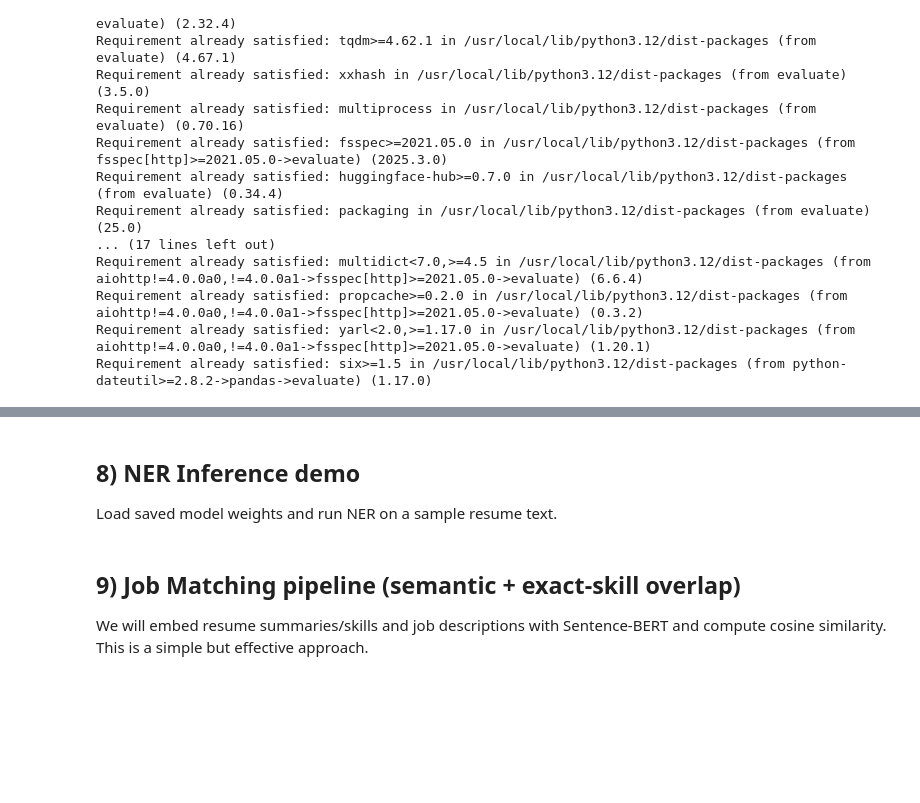
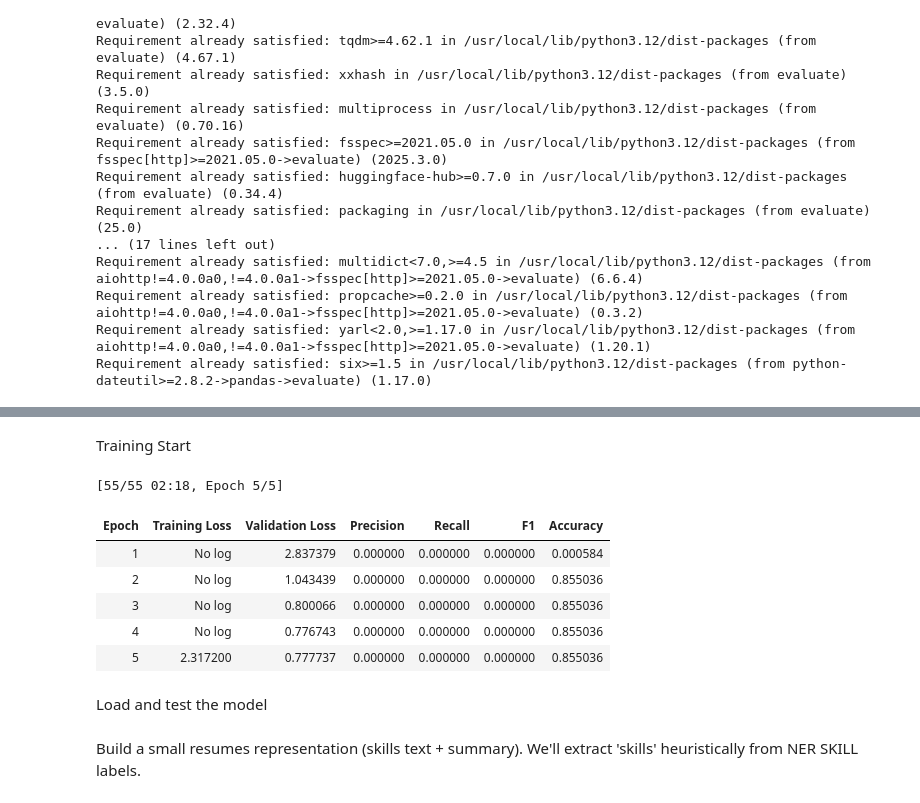
Before and after one commit to ShubhamP1028/ResumeJobMatch, a Jupyter notebook: ResumeJobMatch.ipynb, the cells around one changed output, grey strips where cells are left out. Drawn from its saved outputs; the diff is of its cells as text; code cells hidden in the pictures; blank space fills up the shorter version.

```diff
--- a/ResumeJobMatch.ipynb
+++ b/ResumeJobMatch.ipynb
@@ -388,0 +413,6 @@ Required-by: sentence-transformers
+# %%
+train_dataset = full_dataset.select(train_indices)
+val_dataset = full_dataset.select(val_indices)
+
+print(f"Training samples: {len(train_dataset)}")
+print(f"Validation samples: {len(val_dataset)}")
@@ -388,0 +424,7 @@ Required-by: sentence-transformers
+# %%
+model = AutoModelForTokenClassification.from_pretrained(
+    model_checkpoint,
+    num_labels=len(label_list),
+    id2label=id2label,
+    label2id=label2id
+)
@@ -388,0 +436,23 @@ Required-by: sentence-transformers
+# %%
+def get_base_path():
+    if '/content' in os.getcwd() or os.path.exists('/content'):
+        return '/content'
+    return os.getcwd()
+
+BASE_PATH = get_base_path()
+# %%
+args = TrainingArguments(
+    output_dir=os.path.join(BASE_PATH, 'NER_Resume_Model'),
+    learning_rate=0.01,
+    per_device_train_batch_size=30,
+    per_device_eval_batch_size=30,
+    num_train_epochs=5,
+    weight_decay=0.1,
+    eval_strategy="epoch",
+    save_strategy="epoch",
+    save_total_limit=2,
+    logging_steps=50,
+    push_to_hub=False,
+    load_best_model_at_end=True,
+    optim="adamw_torch"
+)
@@ -455,5 +559,17 @@ You should probably TRAIN this model on a down-stream task to be able to use it
-# %% [markdown]
-## 8) NER Inference demo
-Load saved model weights and run NER on a sample resume text.
+# %% [markdown]
+Training Start
+# %%
+trainer.train()
+trainer.save_model('NER_Resume_Model')
+# %% [output]
+[55/55 02:18, Epoch 5/5]
+| Epoch | Training Loss | Validation Loss | Precision | Recall | F1 | Accuracy |
+| 1 | No log | 2.837379 | 0.000000 | 0.000000 | 0.000000 | 0.000584 |
+| 2 | No log | 1.043439 | 0.000000 | 0.000000 | 0.000000 | 0.855036 |
+| 3 | No log | 0.800066 | 0.000000 | 0.000000 | 0.000000 | 0.855036 |
+| 4 | No log | 0.776743 | 0.000000 | 0.000000 | 0.000000 | 0.855036 |
+| 5 | 2.317200 | 0.777737 | 0.000000 | 0.000000 | 0.000000 | 0.855036 |
+# %% [markdown]
+Load and test the model
 # %%
 from transformers import pipeline
@@ -467,4 +585,0 @@ print('After you finish training, run the three lines above (uncomment) to test
-# %% [markdown]
-## 9) Job Matching pipeline (semantic + exact-skill overlap)
-We will embed resume summaries/skills and job descriptions with Sentence-BERT and compute cosine similarity.
-This is a simple but effective approach.
@@ -470,0 +590,2 @@ This is a simple but effective approach.
+# %% [markdown]
+Build a small resumes representation (skills text + summary). We'll extract 'skills' heuristically from NER SKILL labels.
```
Also changed, not shown: parts of 69 cells of this notebook.
